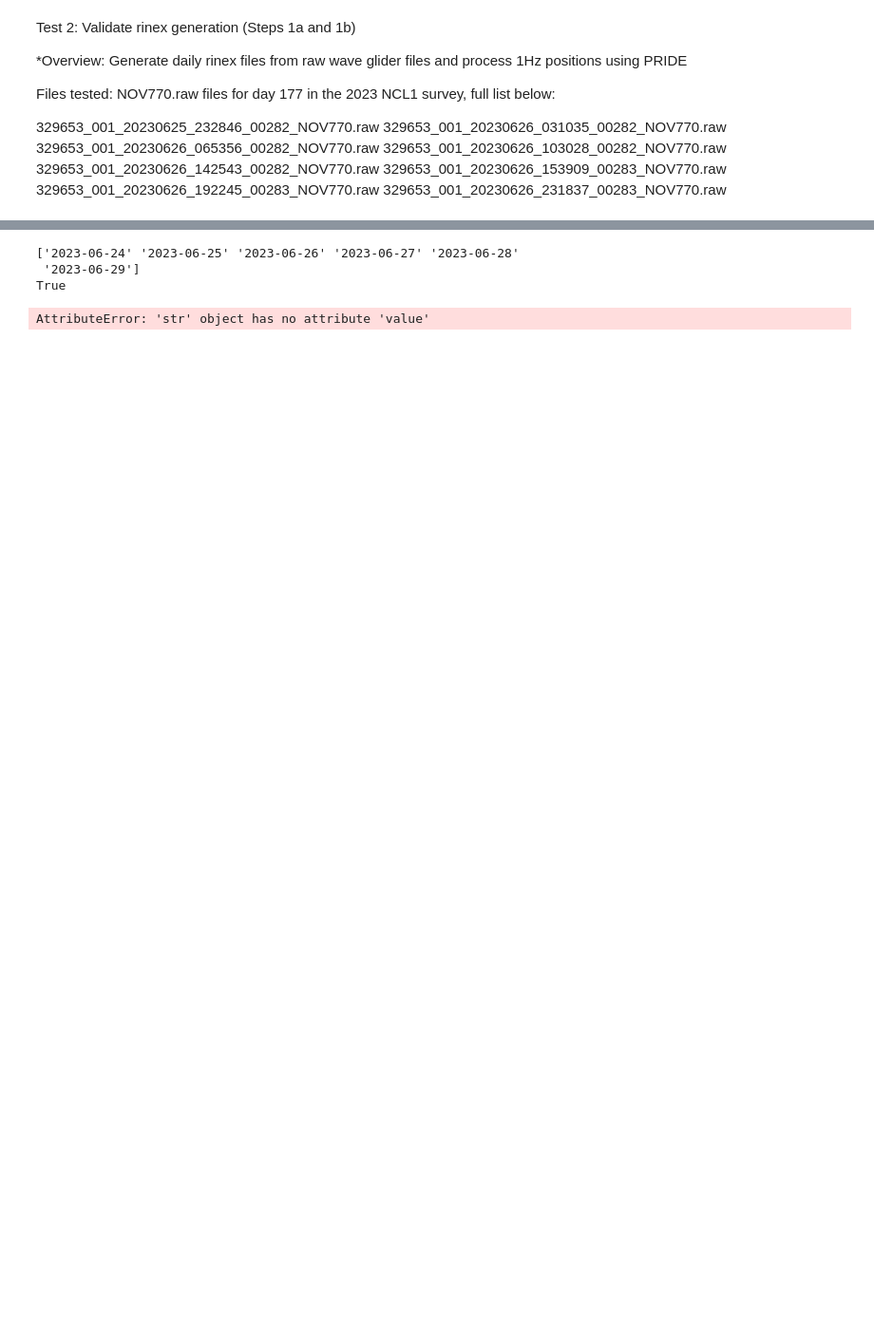
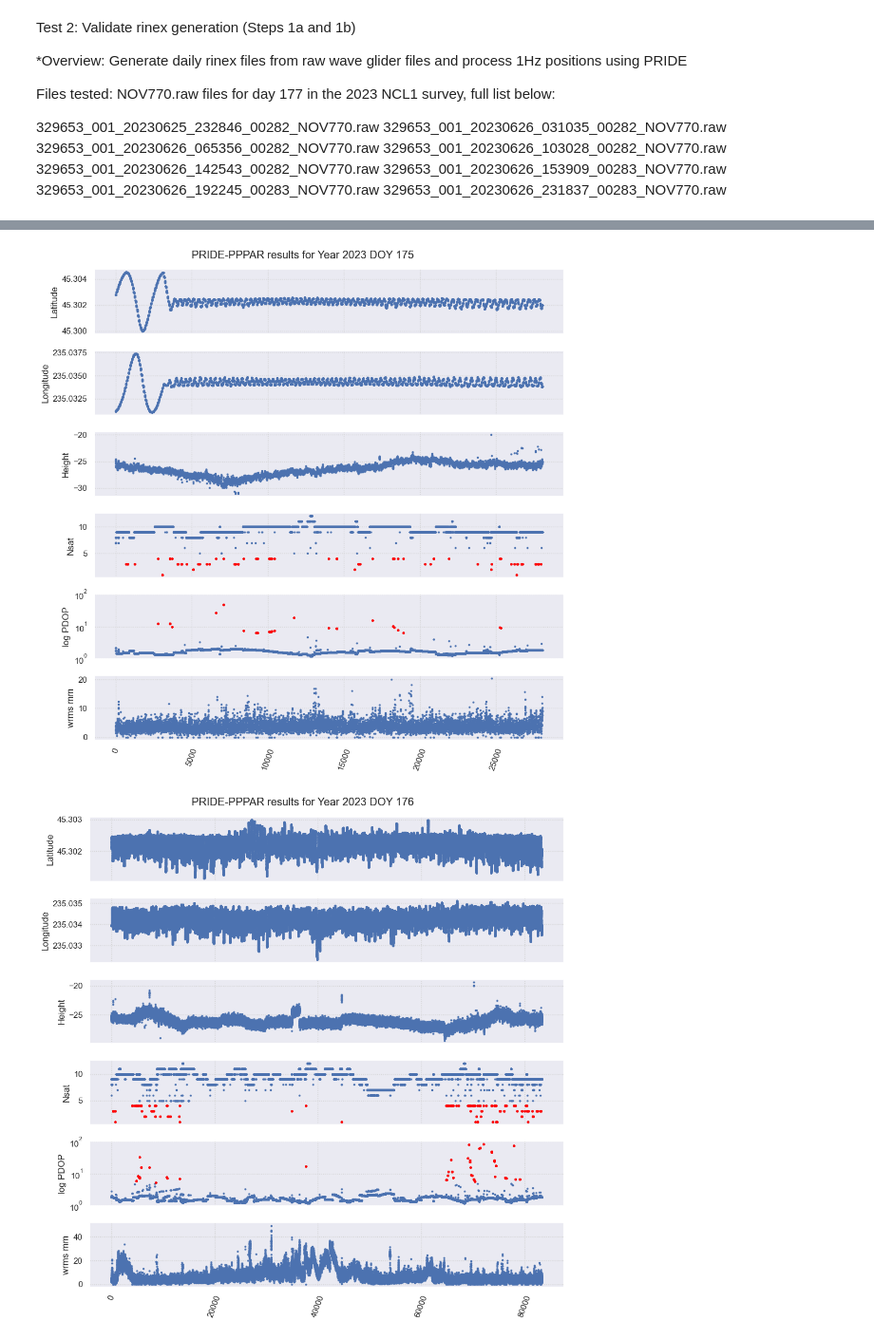
Before and after one commit to EarthScope/es_sfgtools, a Jupyter notebook: dev/notebooks/garpos_benchmark.ipynb, the cells around one changed output, grey strips where cells are left out. Shown at 95% size. Cells and saved outputs as stored; diff of their text form; code cells hidden in the pictures; blank space fills up the shorter version.

```diff
--- a/dev/notebooks/garpos_benchmark.ipynb
+++ b/dev/notebooks/garpos_benchmark.ipynb
@@ -162,17 +115,10 @@ Interpolation took 277.904 seconds for 5160 x 4 points
 # %%
 shot_data_dates = dh.shotdata_tdb.get_unique_dates()
-print(shot_data_dates)
 dfs = [dh.shotdata_tdb.read_df(x) for x in shot_data_dates.tolist()]
 df = pd.concat(dfs)
 position_df = df.loc[:,["triggerTime","east0","north0","up0","head0","pitch0","roll0"]].rename(columns={"triggerTime":"date","east0":"east","north0":"north","up0":"up","head0":"head","pitch0":"pitch","roll0":"roll"})
-
 df_path = dh.station_dir / "position.csv"
 position_df.to_csv(df_path,index=False)
-print(df_path.exists())
-# %% [output]
-['2023-06-24' '2023-06-25' '2023-06-26' '2023-06-27' '2023-06-28'
- '2023-06-29']
-True
 # %%
 gnss_dfs = [dh.gnss_tdb.read_df(x) for x in shot_data_dates.tolist()]
 gnss_df = pd.concat(gnss_dfs)
@@ -186,6 +132,16 @@ def plot_kin_res(kin_path:Path,res_path:Path,title:str):
 # %%
 from es_sfgtools.processing.assets import AssetType
 kin_files = dh.catalog.get_assets(network=dh.network,station=dh.station,campaign=dh.campaign,type=AssetType.KIN)
-res_files = dh.catalog.get_assets(network=dh.network,station=dh.station,campaign=dh.campaign,type=AssetType.R)
+res_files = dh.catalog.get_assets(network=dh.network,station=dh.station,campaign=dh.campaign,type=AssetType.KINRESIDUALS)
+get_doy_kin = lambda x: int(x.local_path.name.split("_")[1].replace("2023",""))
+get_doy_res = lambda x: int(x.local_path.name.split("_")[1].replace("2023",""))
+kin_files = sorted(kin_files,key=get_doy_kin)
+res_files = sorted(res_files,key=get_doy_res)
-# %% [output]
-AttributeError: 'str' object has no attribute 'value'
+# %%
+for kin,res in zip(kin_files,res_files):
+    doy = get_doy_kin(kin)
+    title = f"Year 2023 DOY {doy}"
+    plot_kin_res(kin.local_path,res.local_path,title=title)
+# %% [output]
+[figure, added]
+[figure, added]
```
Also changed, not shown: parts of 3 cells of this notebook, 3 other files.
